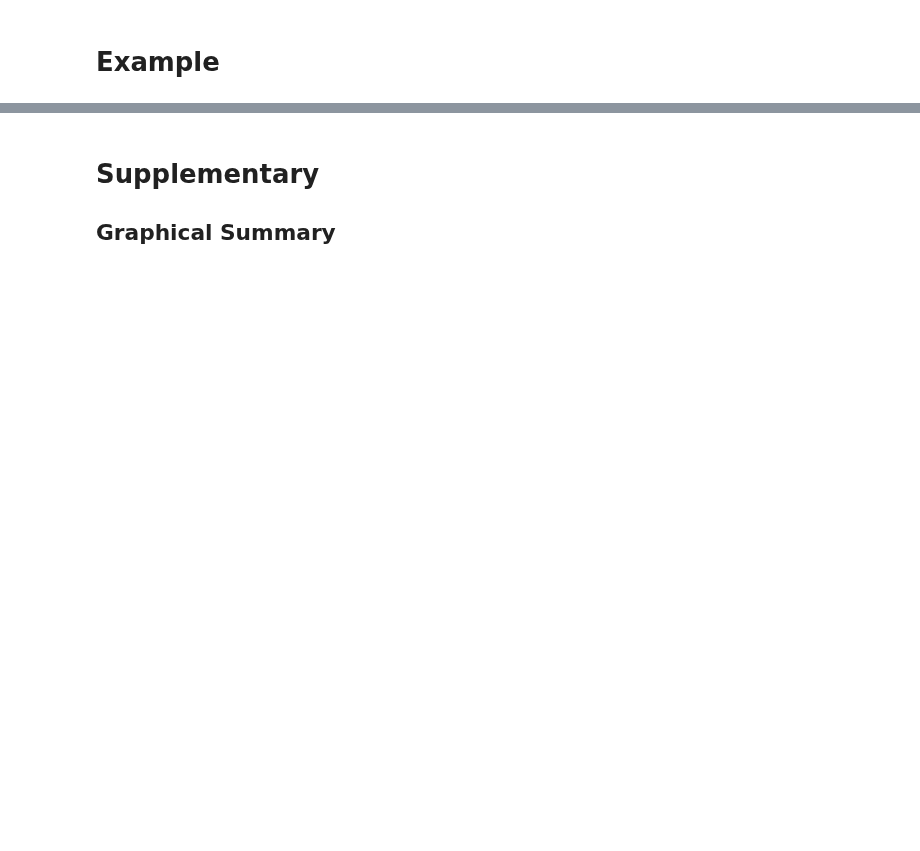
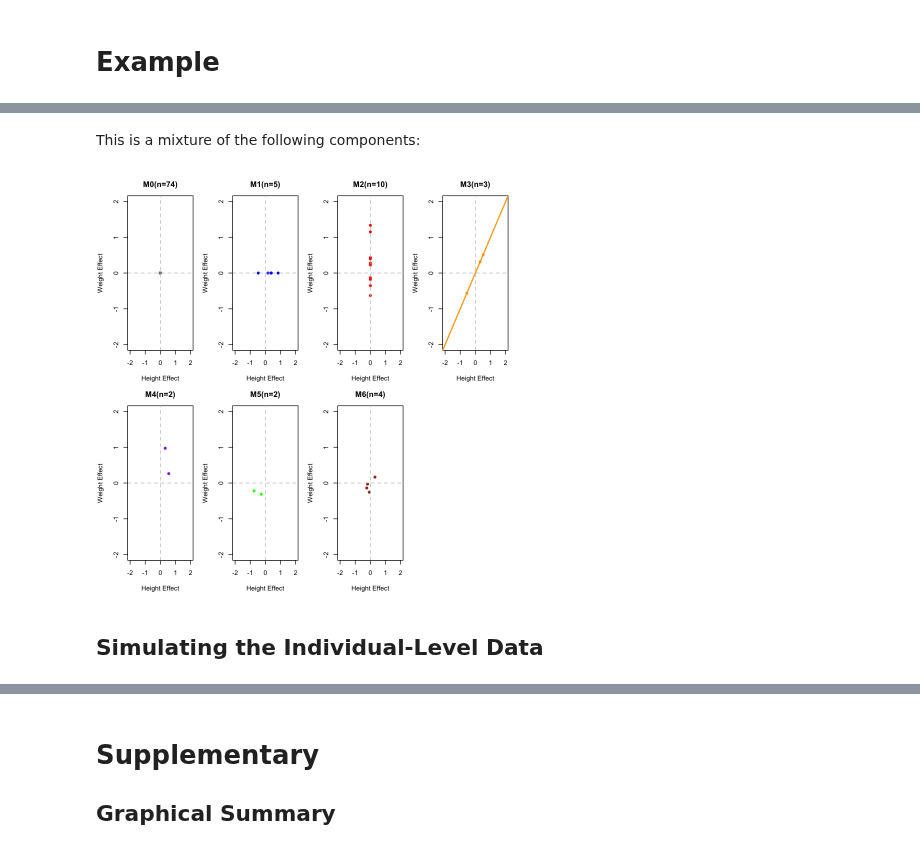
Before and after one commit to StatFunGen/statgen-prerequisites, a Jupyter notebook: Bayesian_mixture_model.ipynb, the cells around one changed output, grey strips where cells are left out. Drawn from its saved outputs; the diff is of its cells as text; code cells hidden in the pictures; blank space fills up the shorter version.

```diff
--- a/Bayesian_mixture_model.ipynb
+++ b/Bayesian_mixture_model.ipynb
@@ -651,0 +239,41 @@ The mixture model thus provides a more biologically realistic framework by allow
+# %% [markdown]
+This is a mixture of the following components:
+# %%
+# Define colors for plotting
+colors <- c("gray50", "blue", "red", "orange", "purple", "green", "brown")
+names(colors) <- c("M0", "M1", "M2", "M3", "M4", "M5", "M6")
+
+# Plot the actual component distributions from our real data
+par(mfrow = c(2, 4), mar = c(4, 4, 3, 1))
+
+for(comp in c("M0", "M1", "M2", "M3", "M4", "M5", "M6")) {
+  # Extract variants belonging to this component
+  idx <- which(component_assignments == comp)
+
+  if(length(idx) > 0) {
+    h_effects <- height_effects[idx]
+    w_effects <- weight_effects[idx]
+
+    plot(h_effects, w_effects,
+         main = paste(comp, "(n=", length(idx), ")", sep=""),
+         xlab = "Height Effect", ylab = "Weight Effect",
+         col = colors[comp], pch = 16,
+         xlim = c(-2, 2), ylim = c(-2, 2))
+    abline(h = 0, v = 0, lty = 2, col = "gray")
+
+    # Add correlation line for M3-M6
+    if(comp == "M3") abline(0, 1, col = colors[comp], lwd = 2)
+  } else {
+    # Empty plot if no variants in this component
+    plot(0, 0, type = "n", xlim = c(-2, 2), ylim = c(-2, 2),
+         main = paste(comp, "(n=0)", sep=""),
+         xlab = "Height Effect", ylab = "Weight Effect")
+    abline(h = 0, v = 0, lty = 2, col = "gray")
+  }
+}
+
+par(mfrow = c(1, 1))
+# %% [output]
+[figure, added]
+# %% [markdown]
+## Simulating the Individual-Level Data
```
Also changed, not shown: parts of 37 cells of this notebook, 6 other files.
